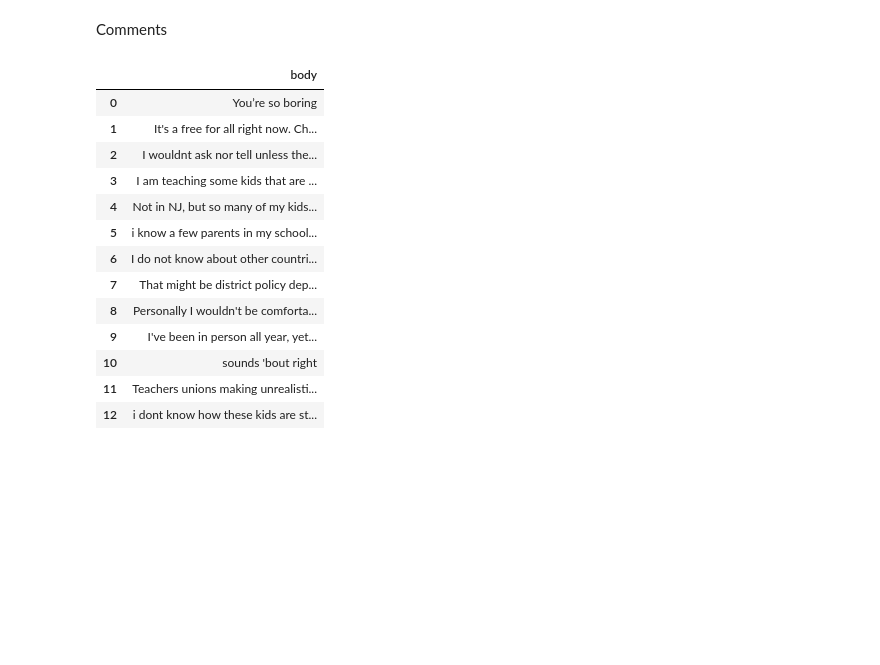
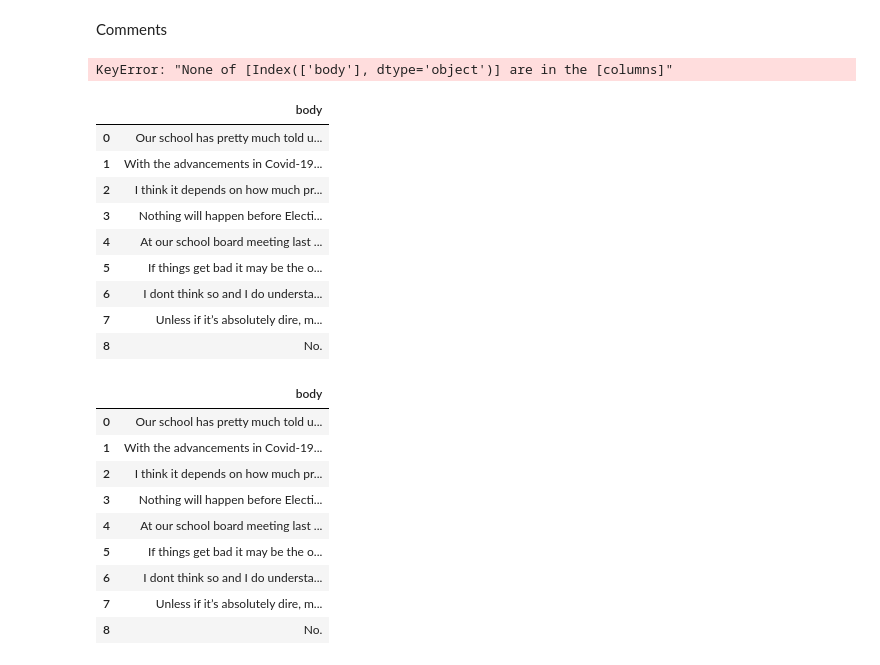
Before and after one commit to ljg-123/iti221project, a Jupyter notebook: iti221project(3).ipynb, the cells around one changed output. Saved outputs shown, nothing was run; the diff lists cells and outputs as text; code cells hidden in the pictures; blank space fills up the shorter version.

```diff
--- a/iti221project(3).ipynb
+++ b/iti221project(3).ipynb
@@ -76,0 +93,6 @@ KeyError: 684
+# %%
+for i in comm20df.index:
+    if len(comm20df.loc[i, "body"]) < 25:
+        comm20df.drop(comm21df.index[i], inplace =True)
+comm20df.reset_index(drop = True, inplace = True)
+comm20df
@@ -129,0 +174,6 @@ comm21df
+# %%
+for i in comm21df.index:
+    if len(comm21df.loc[i, "body"]) < 25:
+        comm21df.drop(comm21df.index[i-1], inplace =True)
+comm21df.reset_index(drop = True, inplace = True)
+comm21df
@@ -147,27 +216,45 @@ Comments
 # %%
 comm22df = pd.DataFrame()
 # %%
-for i in range(len(sub21df)):
+for i in range(len(sub22df)):
     if(sub22df.iloc[i][2] > 0):
 
         comm22 = (get_submission_comments(sub22df.iloc[i][0])).get("data")
         tempdf = pd.DataFrame.from_records(comm22)[["body"]]
         comm22df = comm22df.append(tempdf, ignore_index = True)
+# %% [output]
+KeyError: "None of [Index(['body'], dtype='object')] are in the [columns]"
+# %%
+for i in comm22df.index:
+    if comm22df.loc[i, 'body'] == '[deleted]':
+        comm22df.drop(comm22df.index[i], inplace = True)
+    elif comm22df.loc[i, 'body'] == '[removed]':
+        comm22df.drop(comm22df.index[i], inplace = True)
+
+comm22df.reset_index(drop = True, inplace = True)
+comm22df
+# %% [output]
+|  | body |
+| 0 | Our school has pretty much told u... |
+| 1 | With the advancements in Covid-19... |
+| 2 | I think it depends on how much pr... |
+| 3 | Nothing will happen before Electi... |
+| 4 | At our school board meeting last ... |
+| 5 | If things get bad it may be the o... |
+| 6 | I dont think so and I do understa... |
+| 7 | Unless if it’s absolutely dire, m... |
+| 8 | No. |
 # %%
-comm21df
+comm22df
 # %% [output]
 |  | body |
-| 0 | You’re so boring |
-| 1 | It's a free for all right now. Ch... |
-| 2 | I wouldnt ask nor tell unless the... |
-| 3 | I am teaching some kids that are ... |
-| 4 | Not in NJ, but so many of my kids... |
-| 5 | i know a few parents in my school... |
-| 6 | I do not know about other countri... |
-| 7 | That might be district policy dep... |
-| 8 | Personally I wouldn't be comforta... |
-| 9 | I've been in person all year, yet... |
-| 10 | sounds 'bout right |
-| 11 | Teachers unions making unrealisti... |
-| 12 | i dont know how these kids are st... |
+| 0 | Our school has pretty much told u... |
+| 1 | With the advancements in Covid-19... |
+| 2 | I think it depends on how much pr... |
+| 3 | Nothing will happen before Electi... |
+| 4 | At our school board meeting last ... |
+| 5 | If things get bad it may be the o... |
+| 6 | I dont think so and I do understa... |
+| 7 | Unless if it’s absolutely dire, m... |
+| 8 | No. |
 # %%
```
Also changed, not shown: parts of 14 cells of this notebook.
